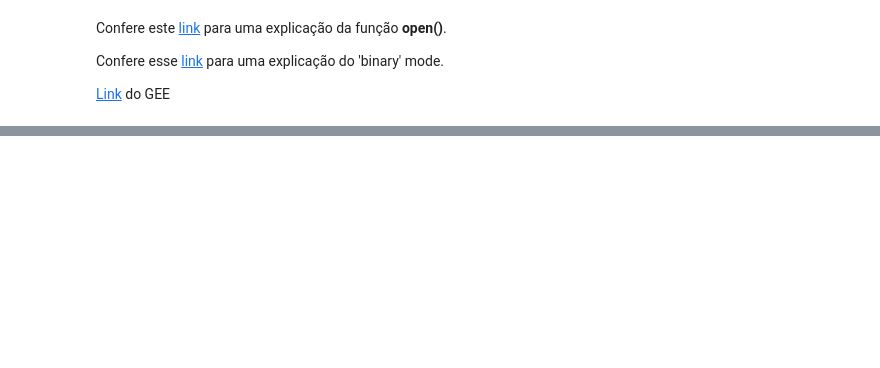
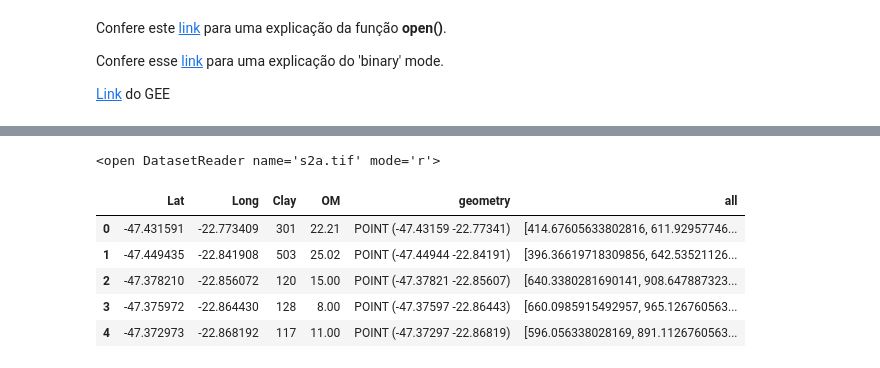
Before and after one commit to neli12/tutoriais_python, a Jupyter notebook: Tutorial 1.ipynb, the cells around one changed output, grey strips where cells are left out. Cells and saved outputs as stored; diff of their text form; code cells hidden in the pictures; blank space fills up the shorter version.

```diff
--- a/Tutorial 1.ipynb
+++ b/Tutorial 1.ipynb
@@ -238,0 +284,19 @@ Confere esse [link](https://leimao.github.io/blog/File-IO-Binary-VS-Text/) para
+# %%
+covs = rio.open('s2a.tif')
+covs
+# %% [output]
+<open DatasetReader name='s2a.tif' mode='r'>
+# %%
+## Extrair os valores do raster
+dataset_gp.index = range(len(dataset_gp))
+dataset_gp
+coords = [(x,y) for x, y in zip(dataset_gp.Lat, dataset_gp.Long)]
+dataset_gp['all'] = [x for x in covs.sample(coords)]
+dataset_gp.head()
+# %% [output]
+|  | Lat | Long | Clay | OM | geometry | all |
+| 0 | -47.431591 | -22.773409 | 301 | 22.21 | POINT (-47.43159 -22.77341) | [414.67605633802816, 611.92957746... |
+| 1 | -47.449435 | -22.841908 | 503 | 25.02 | POINT (-47.44944 -22.84191) | [396.36619718309856, 642.53521126... |
+| 2 | -47.378210 | -22.856072 | 120 | 15.00 | POINT (-47.37821 -22.85607) | [640.3380281690141, 908.647887323... |
+| 3 | -47.375972 | -22.864430 | 128 | 8.00 | POINT (-47.37597 -22.86443) | [660.0985915492957, 965.126760563... |
+| 4 | -47.372973 | -22.868192 | 117 | 11.00 | POINT (-47.37297 -22.86819) | [596.056338028169, 891.1126760563... |
```
Also changed, not shown: parts of 18 cells of this notebook, 5 other files.
